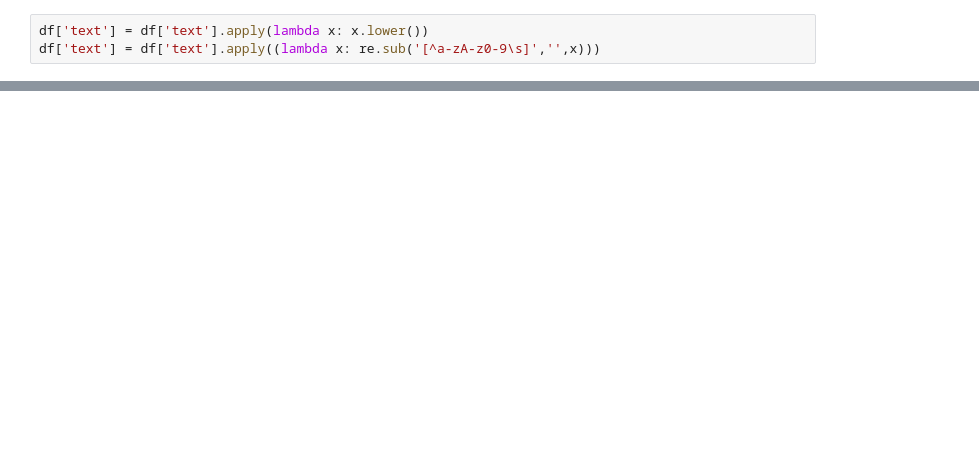
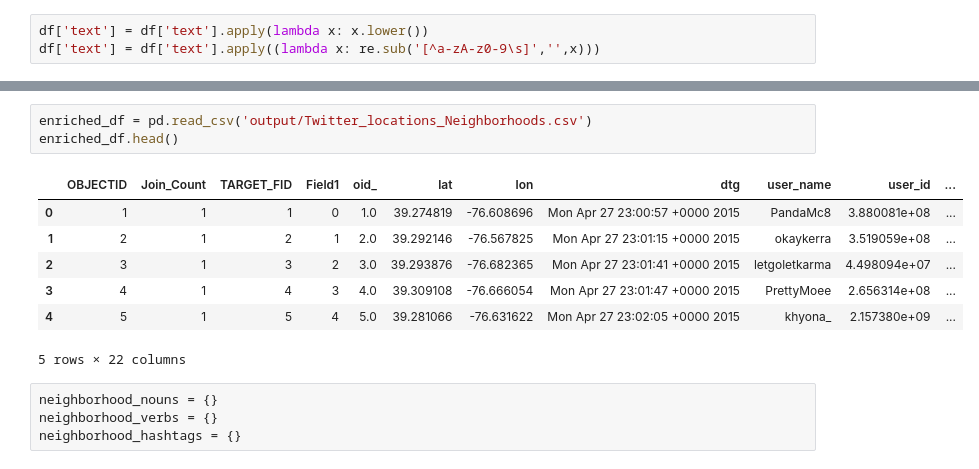
Before and after one commit to GeoJamesJones/NLP-Demo-Class, a Jupyter notebook: Jupyter Notebooks/Analyze Twitter Data.ipynb, the cells around one changed output, grey strips where cells are left out. Cells and saved outputs as stored; diff of their text form; blank space fills up the shorter version.

```diff
--- a/Jupyter Notebooks/Analyze Twitter Data.ipynb
+++ b/Jupyter Notebooks/Analyze Twitter Data.ipynb
@@ -175,0 +283,15 @@ plt.scatter(spatial_df.Polarity, merged_df.Subjectivity, s=100, c=merged_df.Clas
+# %%
+enriched_df = pd.read_csv('output/Twitter_locations_Neighborhoods.csv')
+enriched_df.head()
+# %% [output]
+|  | OBJECTID | Join_Count | TARGET_FID | Field1 | oid_ | lat | lon | dtg | user_name | user_id | ... |
+| 0 | 1 | 1 | 1 | 0 | 1.0 | 39.274819 | -76.608696 | Mon Apr 27 23:00:57 +0000 2015 | PandaMc8 | 3.880081e+08 | ... |
+| 1 | 2 | 1 | 2 | 1 | 2.0 | 39.292146 | -76.567825 | Mon Apr 27 23:01:15 +0000 2015 | okaykerra | 3.519059e+08 | ... |
+| 2 | 3 | 1 | 3 | 2 | 3.0 | 39.293876 | -76.682365 | Mon Apr 27 23:01:41 +0000 2015 | letgoletkarma | 4.498094e+07 | ... |
+| 3 | 4 | 1 | 4 | 3 | 4.0 | 39.309108 | -76.666054 | Mon Apr 27 23:01:47 +0000 2015 | PrettyMoee | 2.656314e+08 | ... |
+| 4 | 5 | 1 | 5 | 4 | 5.0 | 39.281066 | -76.631622 | Mon Apr 27 23:02:05 +0000 2015 | khyona_ | 2.157380e+09 | ... |
+5 rows × 22 columns
+# %%
+neighborhood_nouns = {}
+neighborhood_verbs = {}
+neighborhood_hashtags = {}
```
Also changed, not shown: parts of 40 cells of this notebook.
